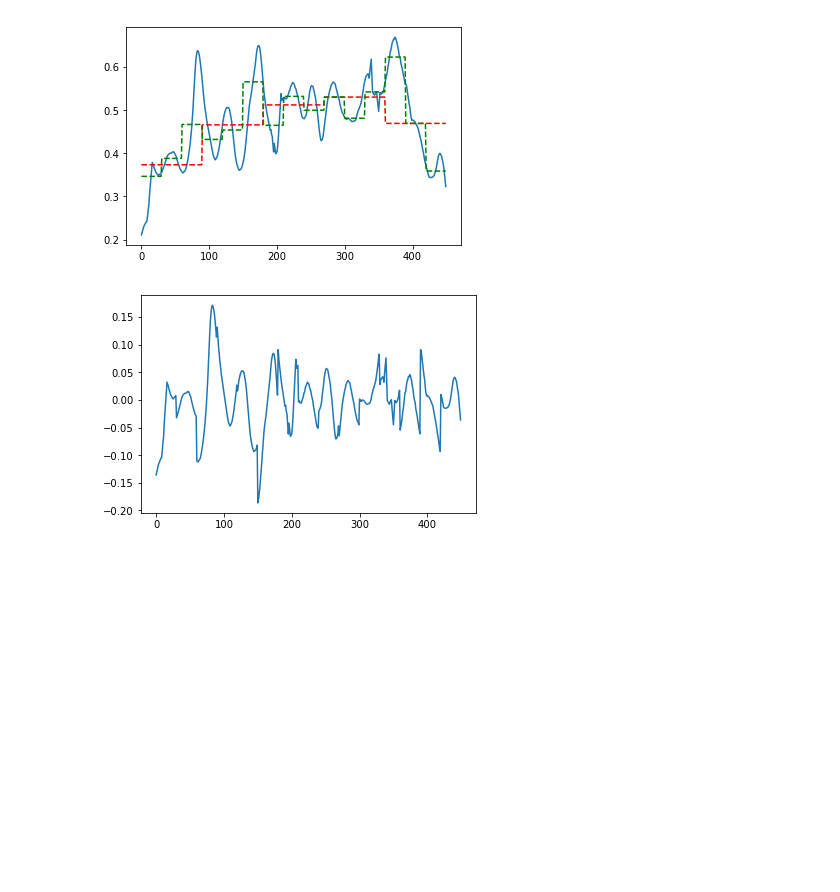
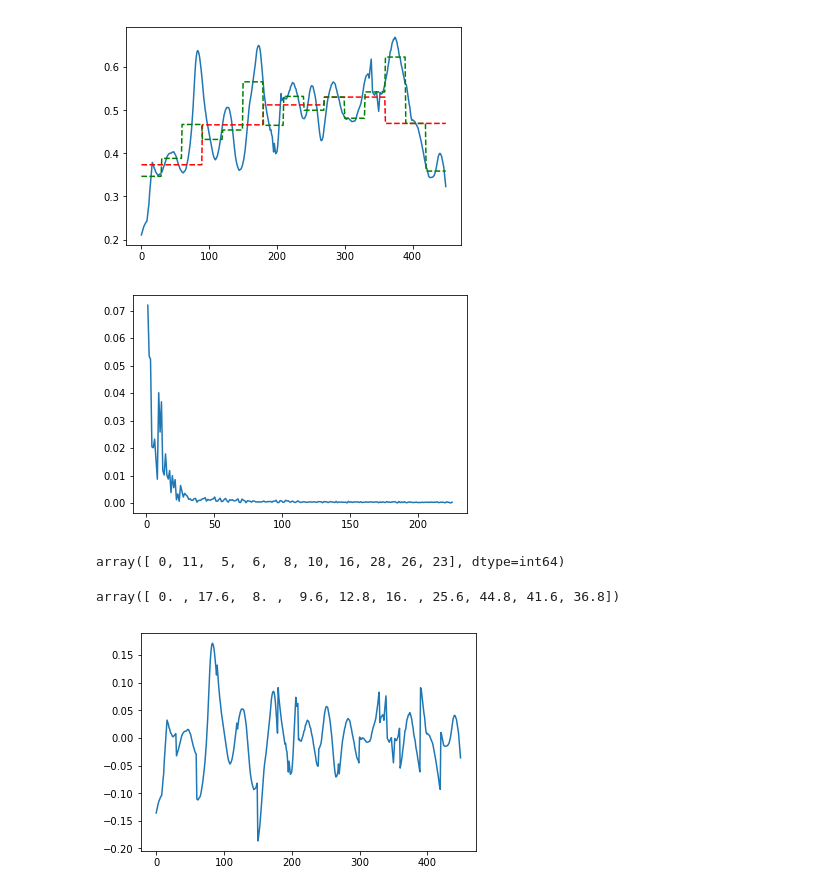
Before and after one commit to joheenc/NEB_infrared_waves, a Jupyter notebook: 2017may_2.12um.ipynb, the cells around one changed output. Saved outputs shown, nothing was run; the diff lists cells and outputs as text; code cells hidden in the pictures; blank space fills up the shorter version.

Commit message:
completed(?) Fourier analysis of 2017may in 2.12 and 2.16um

```diff
--- a/2017may.ipynb
+++ b/2017may_2.12um.ipynb
@@ -32,6 +36,28 @@ plt.plot(lon, rollingMedian(avg, numWindows=15), color='green', linestyle='--')
 plt.show()
 # %% [output]
 [figure]
+# %%
+#(Non-detrended data)
+
+N = len(avg_detrended)
+T = 1.0/N
+x = np.linspace(0.0, N * T, N)
+fourier = fft(avg)
+xf = np.linspace(0.0, 1.0/(2.0*T), N//2)
+plt.plot(xf[1:], 2.0/N * np.abs(fourier[1:N//2]))
+plt.show()
+# %% [output]
+[figure, added]
+# %%
+#wave power in descending order
+np.flip(np.argsort(fourier[0:N//2]))[:10]
+# %% [output]
+array([ 0, 11,  5,  6,  8, 10, 16, 28, 26, 23], dtype=int64)
+# %%
+#wave powers corrected for observation width
+720 / N * np.flip(np.argsort(fourier[0:N//2]))[:10]
+# %% [output]
+array([ 0. , 17.6,  8. ,  9.6, 12.8, 16. , 25.6, 44.8, 41.6, 36.8])
 # %%
 avg_detrended = avg-rollingMedian(avg, numWindows=15)
 plt.plot(lon, avg_detrended)
```
Also changed, not shown: parts of 4 cells of this notebook, 3 other files.
